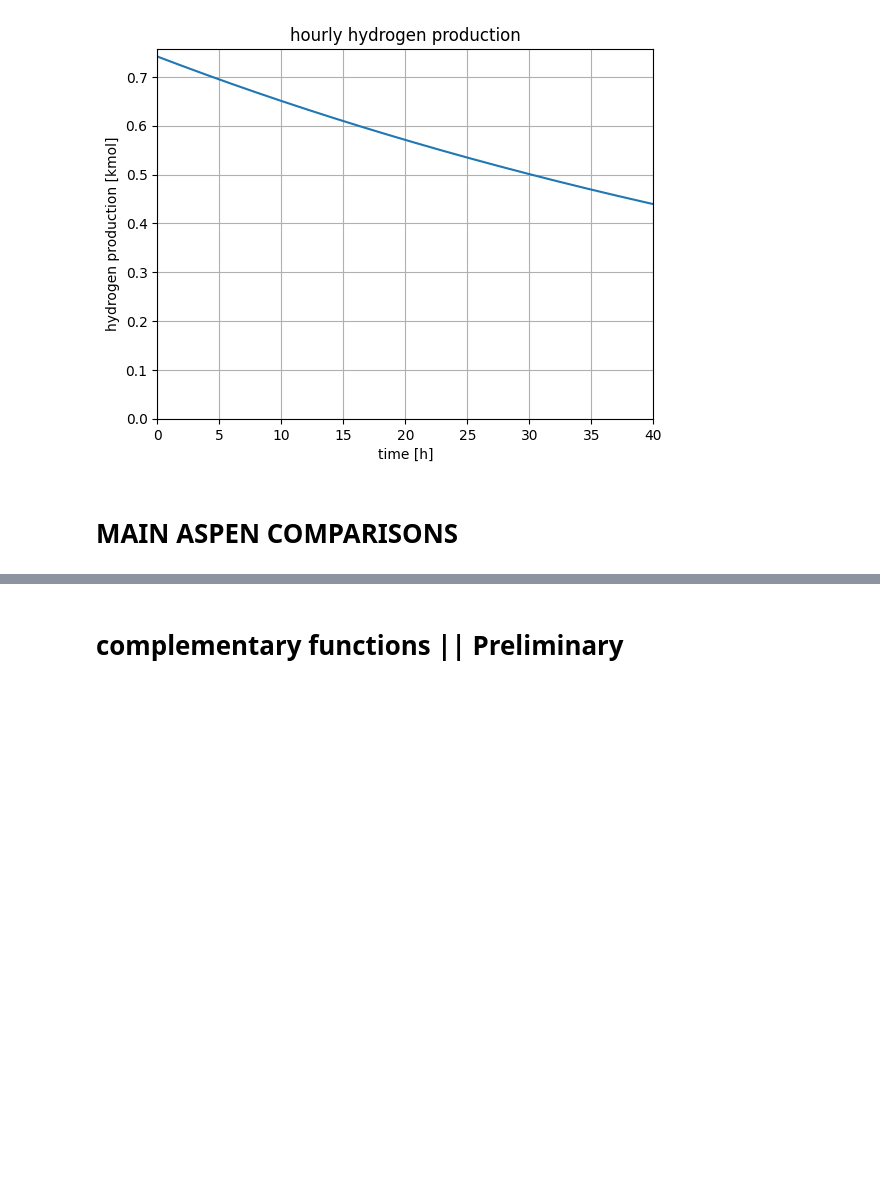
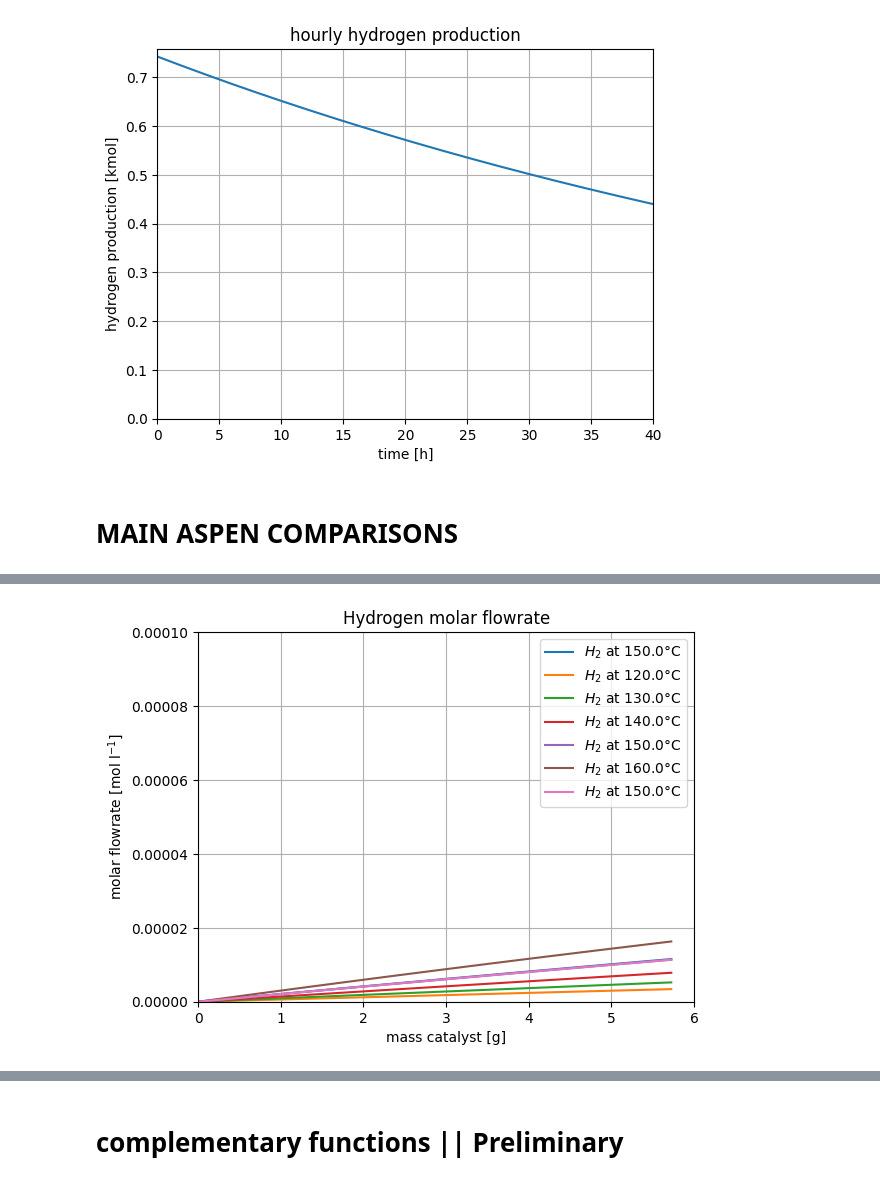
Before and after one commit to DanielGreiner/Masterarbeit, a Jupyter notebook: Model_reactor_1D_steady_state_isothermal.ipynb, the cells around one changed output, grey strips where cells are left out. Drawn from its saved outputs; the diff is of its cells as text; code cells hidden in the pictures; blank space fills up the shorter version.

```diff
--- a/Model_reactor_1D_steady_state_isothermal.ipynb
+++ b/Model_reactor_1D_steady_state_isothermal.ipynb
@@ -326,11 +321,6 @@ def EulFunNoReverse (y, T, p_in, m_cat_span, dm_cat, iterations):
       if ytemp[i+1, j] <= 0:
         ytemp[i+1, j] = 0
 
-  for l in range(iterations+1):
-    n_ges = np.sum(ytemp[l, :-1])
-    for j in range(5):
-      ytemp[l, j] = ytemp[l, j]/n_ges*p_in
-
   # transposes last set of concentrations into a vector to input as the initial conditions for the reaction function
   # finite change calculated and input as IC for next iteration to fill the array
   return ytemp
@@ -357,3 +365,14 @@ def DeacFun(t):
+# %%
+# @title Main calculation, molar flowrate result
+
+def MainCalcMolFlow (y, T, p_in, m_cat_span, dm_cat, iterations, rev):
+
+  if rev == 1:
+    temp_solution = EulFunNoReverse(y, T, p_in, m_cat_span, dm_cat, iterations)
+  else:
+    temp_solution = EulFun(y, T, p_in, m_cat_span, dm_cat, iterations)
+
+  return temp_solution
 # %%
 '''
 contains main function to call all other relevant functions and set temperature and reaction index
@@ -365,9 +384,9 @@ VFlow = n_Flow_total*R*T/(p_in * np.power(10, 5, dtype = float))              #
 
 # calculates a concentration array using euler's method, with the length Vspan for plotting
 
-pEul = EulFun(IC, T, p_in, m_cat_model_span, dm_cat_model, steps)
+pEul = MainCalcPressure(IC, T, p_in, m_cat_model_span, dm_cat_model, steps, 0)
 
-pEulNoReverse = EulFunNoReverse(IC, T, p_in, m_cat_model_span, dm_cat_model, steps)
+pEulNoReverse = MainCalcPressure(IC, T, p_in, m_cat_model_span, dm_cat_model, steps, 1)
 # %%
 '''
 Creates a new results data set to manipulate. Turns Pressures to molar fractions
@@ -640,0 +757,33 @@ Text(0, 0.5, 'hydrogen production [kmol]')
+# %%
+# @title plots
+
+# for i in range (len(default_72_means_array)):
+#   plt.figure(i)
+#   plt.plot(compEul[0, :, 5]*1000, compEul[i, :, 0], label='$H_2$')
+#   plt.plot(compEul[0, :, 5]*1000, compEul[i, :, 1], label='$H_2O$')
+#   plt.plot(compEul[0, :, 5]*1000, compEul[i, :, 2], label='$CO$')
+#   plt.plot(compEul[0, :, 5]*1000, compEul[i, :, 3], label='$CO_2$')
+#   plt.plot(compEul[0, :, 5]*1000, compEul[i, :, 4], label='$MeOH$')
+#   plt.title('Molar flowrates at ' + str(default_72_means_array[i, 1]) + '°C')
+#   plt.axis((0, 6, 0, 0.0001))
+#   plt.legend(loc='best')
+#   plt.grid()
+#   plt.xlabel("mass catalyst [g]")
+#   plt.ylabel ("molar flowrate [mol l$^{-1}$]")
+
+
+for i in range (len(default_72_means_array)):
+  plt.figure(1)
+  plt.plot(compEul[0, :, 5]*1000, compEul[i, :, 0], label='$H_2$ at ' + str(default_72_means_array[i, 1]) + '°C')
+  # plt.plot(compEul[0, :, 5]*1000, compEul[i, :, 1], label='$H_2O$')
+  # plt.plot(compEul[0, :, 5]*1000, compEul[i, :, 2], label='$CO$')
+  # plt.plot(compEul[0, :, 5]*1000, compEul[i, :, 3], label='$CO_2$')
+  # plt.plot(compEul[0, :, 5]*1000, compEul[i, :, 4], label='$MeOH$')
+  plt.title('Hydrogen molar flowrate')
+  plt.axis((0, 6, 0, 0.0001))
+  plt.legend(loc='best')
+  plt.grid()
+  plt.xlabel("mass catalyst [g]")
+  plt.ylabel ("molar flowrate [mol l$^{-1}$]")
+# %% [output]
+[figure, added]
```
Also changed, not shown: parts of 16 cells of this notebook.
